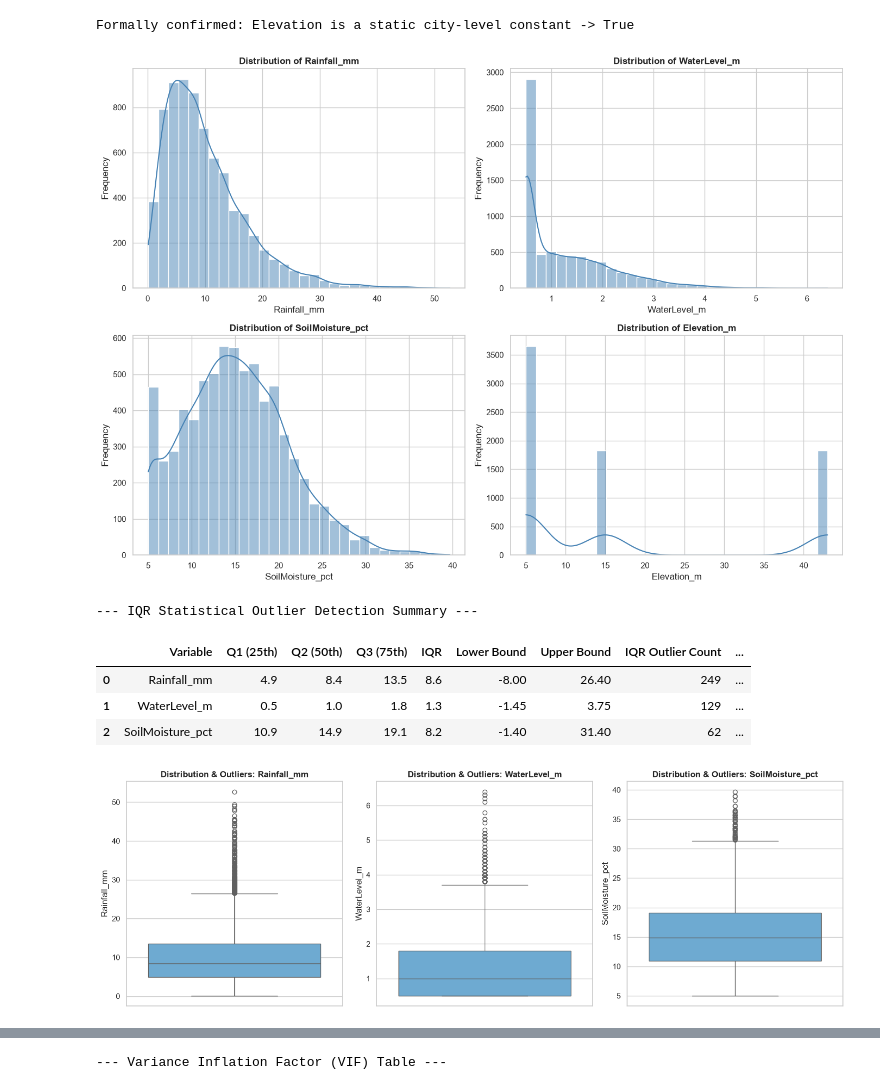
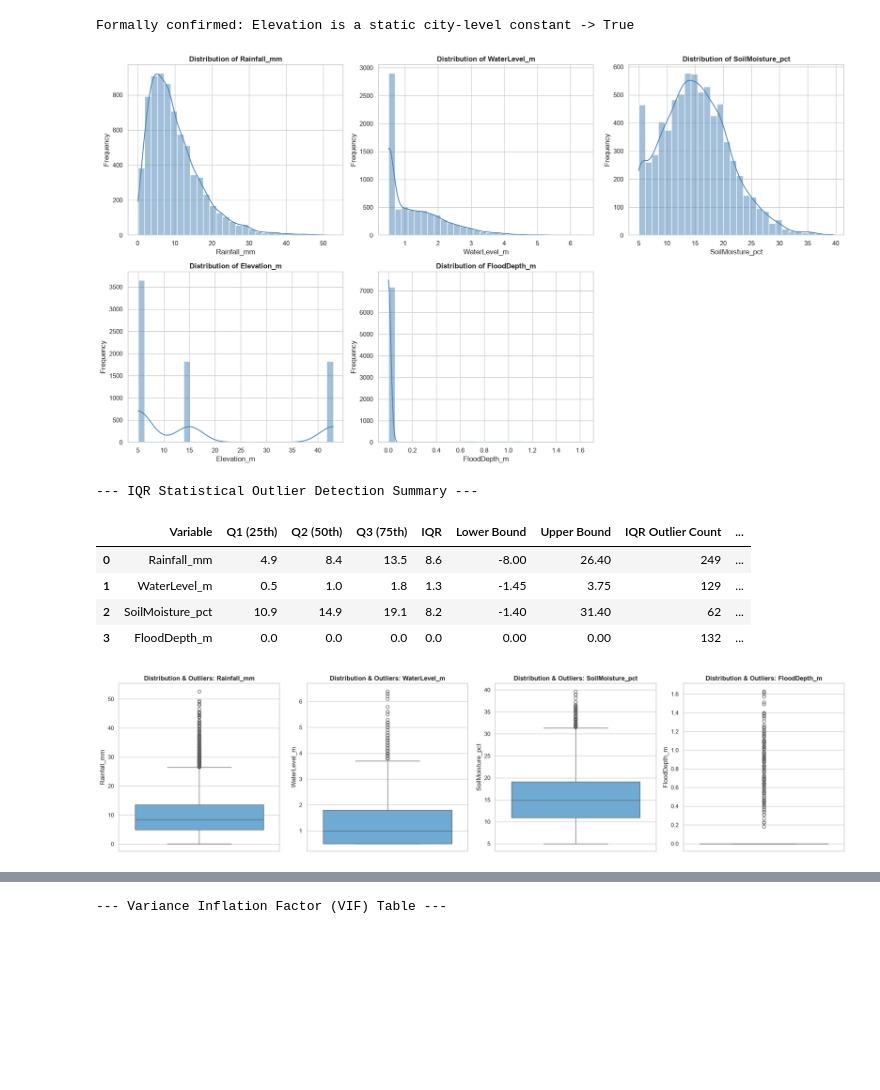
Before and after one commit to redkyladenise/flood-risk-system, a Jupyter notebook: notebooks/01_eda.ipynb, the cells around one changed output, grey strips where cells are left out. Cells and saved outputs as stored; diff of their text form; code cells hidden in the pictures; blank space fills up the shorter version.

Commit message:
retrain: applied phase 2 - FloodDepth_m and RiskLevel values

```diff
--- a/notebooks/01_eda.ipynb
+++ b/notebooks/01_eda.ipynb
@@ -5,13 +5,13 @@ import numpy as np
 import pandas as pd
 import seaborn as sns
 
-# Set plotting style
+# plotting style
 sns.set_theme(style="whitegrid")
 plt.rcParams["figure.figsize"] = (10, 6)
 
-DATA_PATH = os.path.join("..", "data", "raw", "kaggle_dataset_temp.csv")
+DATA_PATH = os.path.join("..", "data", "raw", "kaggle_dataset_complete.csv")
 
-# Load raw dataset
+# load raw dataset
 df = pd.read_csv(DATA_PATH)
 print("Dataset loaded successfully!")
 print(f"Shape: {df.shape[0]} rows, {df.shape[1]} columns")
@@ -141,31 +214,34 @@ print(
 | Quezon City | 1827 | 43 | 43 | 43.0 | 0.0 |
 Formally confirmed: Elevation is a static city-level constant -> True
 # %%
-# identifying numeric predictor columns (rainfall, river water level, soil moisture were continuous predictors; elevation as static city-level numeric predictor)
-numeric_cols = ["Rainfall_mm", "WaterLevel_m", "SoilMoisture_pct", "Elevation_m"]
+numeric_cols = [
+    "Rainfall_mm",
+    "WaterLevel_m",
+    "SoilMoisture_pct",
+    "Elevation_m",
+    "FloodDepth_m"
+]
 
 # subplot grid
-fig, axes = plt.subplots(nrows=2, ncols=2, figsize=(14, 10))
+fig, axes = plt.subplots(nrows=2, ncols=3, figsize=(18, 10))
 axes = axes.flatten()
 
 for idx, col in enumerate(numeric_cols):
     sns.histplot(df[col], kde=True, ax=axes[idx], color="steelblue", bins=30)
     axes[idx].set_title(f"Distribution of {col}", fontsize=12, fontweight="bold")
     axes[idx].set_xlabel(col)
     axes[idx].set_ylabel("Frequency")
 
+axes[-1].set_visible(False)
+
 plt.tight_layout()
 plt.show()
 # %% [output]
-[figure, old version]
+[figure, new version]
 # %%
 # outlier detection (IQR method)
-# Rainfall_mm, WaterLevel_m, SoilMoisture_pct
 
-# NOTE: to include Flood depth soon
-
-continuous_cols = ["Rainfall_mm", "WaterLevel_m", "SoilMoisture_pct"]
-
+continuous_cols = ["Rainfall_mm", "WaterLevel_m", "SoilMoisture_pct", "FloodDepth_m"]
 outlier_summary = []
 
 for col in continuous_cols:
@@ -183,7 +259,7 @@ for col in continuous_cols:
     if col == "SoilMoisture_pct":
         physical_errors = df[(df[col] < 0) | (df[col] > 100)]
     else:
-        physical_errors = df[df[col] < 0] # negative rainfall, waterlevel
+        physical_errors = df[df[col] < 0] # negative
 
     outlier_summary.append(
         {
@@ -205,7 +281,7 @@ print("--- IQR Statistical Outlier Detection Summary ---")
 display(iqr_df)
 
 # boxplots
-fig, axes = plt.subplots(1, 3, figsize=(15, 5))
+fig, axes = plt.subplots(1, 4, figsize=(20, 5))
 for i, col in enumerate(continuous_cols):
     sns.boxplot(y=df[col], ax=axes[i], color="#5dade2")
     axes[i].set_title(f"Distribution & Outliers: {col}", fontweight="bold")
@@ -219,7 +295,8 @@ plt.show()
 | 0 | Rainfall_mm | 4.9 | 8.4 | 13.5 | 8.6 | -8.00 | 26.40 | 249 | ... |
 | 1 | WaterLevel_m | 0.5 | 1.0 | 1.8 | 1.3 | -1.45 | 3.75 | 129 | ... |
 | 2 | SoilMoisture_pct | 10.9 | 14.9 | 19.1 | 8.2 | -1.40 | 31.40 | 62 | ... |
+| 3 | FloodDepth_m | 0.0 | 0.0 | 0.0 | 0.0 | 0.00 | 0.00 | 132 | ... |
-[figure, old version]
+[figure, new version]
 # %%
 # Justification of not removing the outliers
 rf_upper = iqr_df.loc[iqr_df['Variable'] == 'Rainfall_mm', 'Upper Bound'].values[0]
```
Also changed, not shown: parts of 12 cells of this notebook, 8 other files.
